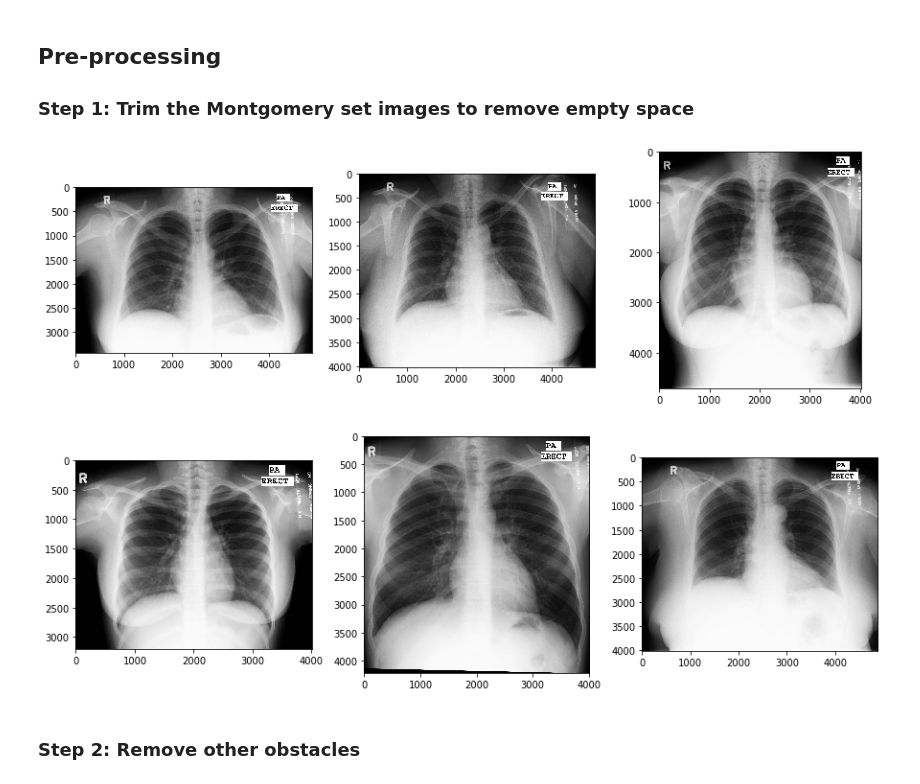
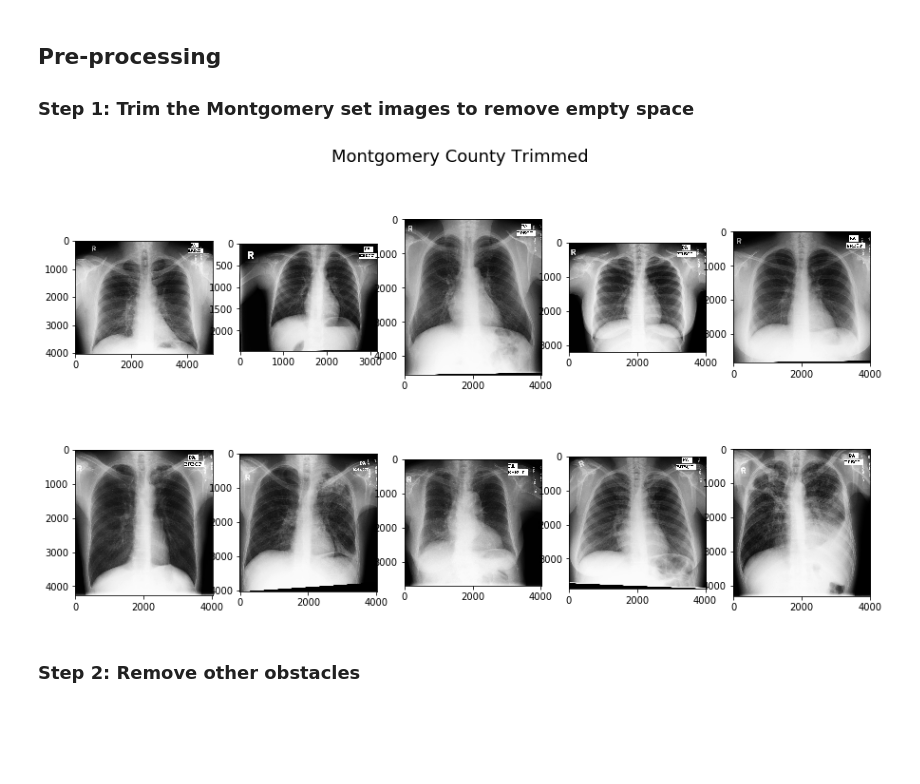
Before and after one commit to JonathanFeenstra/tuberculosis-elm-classifier, a Jupyter notebook: tuberculosis_classifier.ipynb, the cells around one changed output. Drawn from its saved outputs; the diff is of its cells as text; code cells hidden in the pictures; blank space fills up the shorter version.

```diff
--- a/tuberculosis_classifier.ipynb
+++ b/tuberculosis_classifier.ipynb
@@ -40,25 +59,25 @@ plt.show()
 # %%
 from PIL import Image, ImageChops
 import numpy as np
 
 def trim(im):
     bg = Image.new(im.mode, im.size, im.getpixel((0,0)))
     diff = ImageChops.difference(im, bg)
     diff = ImageChops.add(diff, diff, 2.0, -100)
     bbox = diff.getbbox()
     if bbox:
         return im.crop(bbox)
 
-plt.figure(figsize=(15,10))
-for i, filename in enumerate(mont_set[:6]):
+trim_fig = plt.figure(figsize=(15,8))
+trim_fig.suptitle('Montgomery County Trimmed', size=18)
+for i, filename in enumerate(mont_tb_neg_sample + mont_tb_pos_sample):
     img = Image.open(filename)
-    plt.subplot(2, 3, i + 1)
-    plt.imshow(np.array(trim(img)), cmap='gray') # Ik krijg errors als ik geen np.array gebruik
-    #plt.yticks(np.arange(0, 4001, 500))
+    plt.subplot(2, 5, i + 1)
+    plt.imshow(np.array(trim(img)), cmap='gray')
 
 plt.show()
 # %% [output]
-[figure, old version]
+[figure, new version]
 # %% [markdown]
 ### Step 2: Remove other obstacles
 # %%
```
Also changed, not shown: parts of 5 cells of this notebook.
